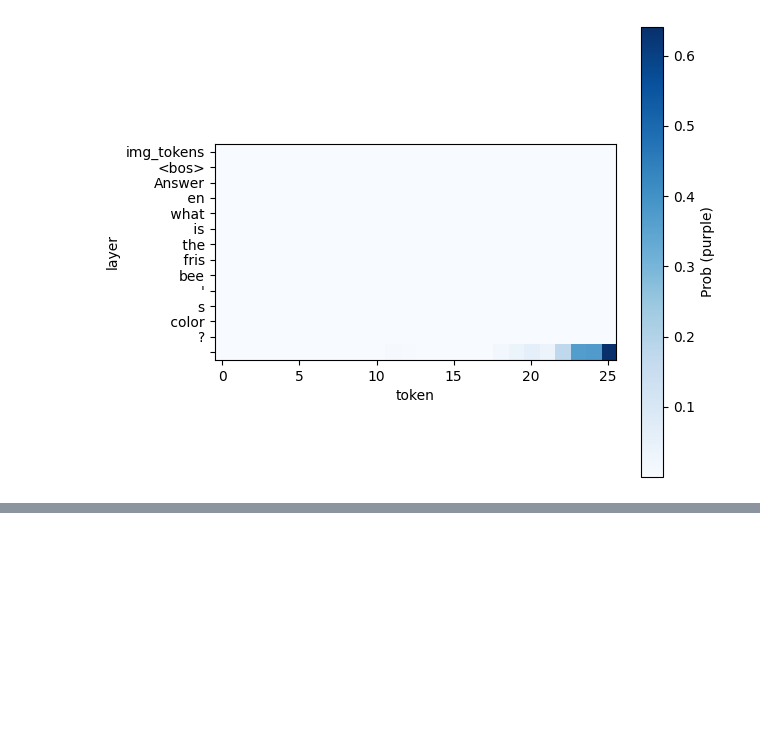
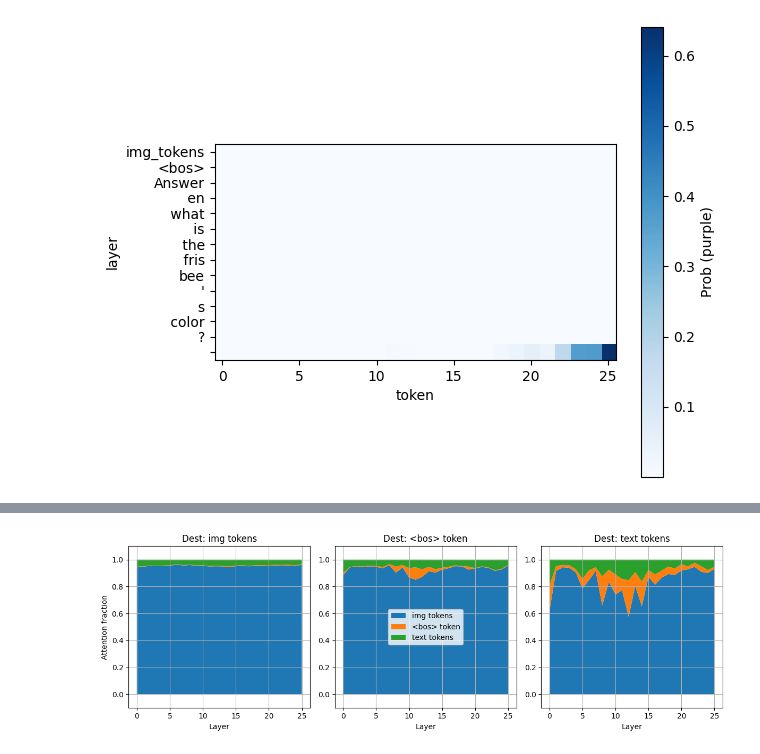
Before and after one commit to tomasruizt/visualizing-multimodal-attn, a Jupyter notebook: PaliGemma2_causalTracing.ipynb, the cells around one changed output, grey strips where cells are left out. Saved outputs shown, nothing was run; the diff lists cells and outputs as text; code cells hidden in the pictures; blank space fills up the shorter version.

Commit message:
Inspect attn pattern with noise image input

```diff
--- a/PaliGemma2_causalTracing.ipynb
+++ b/PaliGemma2_causalTracing.ipynb
@@ -66,14 +66,14 @@ from getAttentionLib import (
     jam_img_embeds,
 )
 
-unhealthy_embeds = paligemma_merge_text_and_image(model, inputs)
-healthy_activations, healthy_outputs = get_activations(model, unhealthy_embeds)
+healthy_embeds = paligemma_merge_text_and_image(model, inputs)
+healthy_activations, healthy_outputs = get_activations(model, healthy_embeds)
 print(processor.decode(healthy_outputs.logits[0, -1, :].argmax()))
 # %% [output]
 The 'batch_size' argument of HybridCache is deprecated and will be removed in v4.49. Use the more precisely named 'max_batch_size' argument instead.
 purple
 # %%
-unhealthy_embeds = jam_img_embeds(unhealthy_embeds, num_img_tokens=256)
+unhealthy_embeds = jam_img_embeds(healthy_embeds, num_img_tokens=256)
 jammed_activations, jammed_outputs = get_activations(model, unhealthy_embeds)
 print(processor.decode(jammed_outputs.logits[0, -1, :].argmax()))
 # %% [output]
@@ -118,0 +129,20 @@ plt.show()
+# %%
+from getAttentionLib import (
+    compute_mult_attn_sums,
+    plot_region_attn_progression,
+    plot_mult_attn_sums,
+)
+
+mult_attn_sums = compute_mult_attn_sums(
+    model,
+    {"inputs_embeds": unhealthy_embeds},
+    layers=list(range(len(model.language_model.model.layers))),
+    n_img_tokens=256,
+)
+# %%
+# plot_mult_attn_sums(
+#     None, None, layers=[0, 15, 25], mult_attn_sums=mult_attn_sums
+# ).show()
+plot_region_attn_progression(None, None, mult_attn_sums=mult_attn_sums).show()
+# %% [output]
+[figure, added]
```
Also changed, not shown: parts of 6 cells of this notebook, 2 other files.
